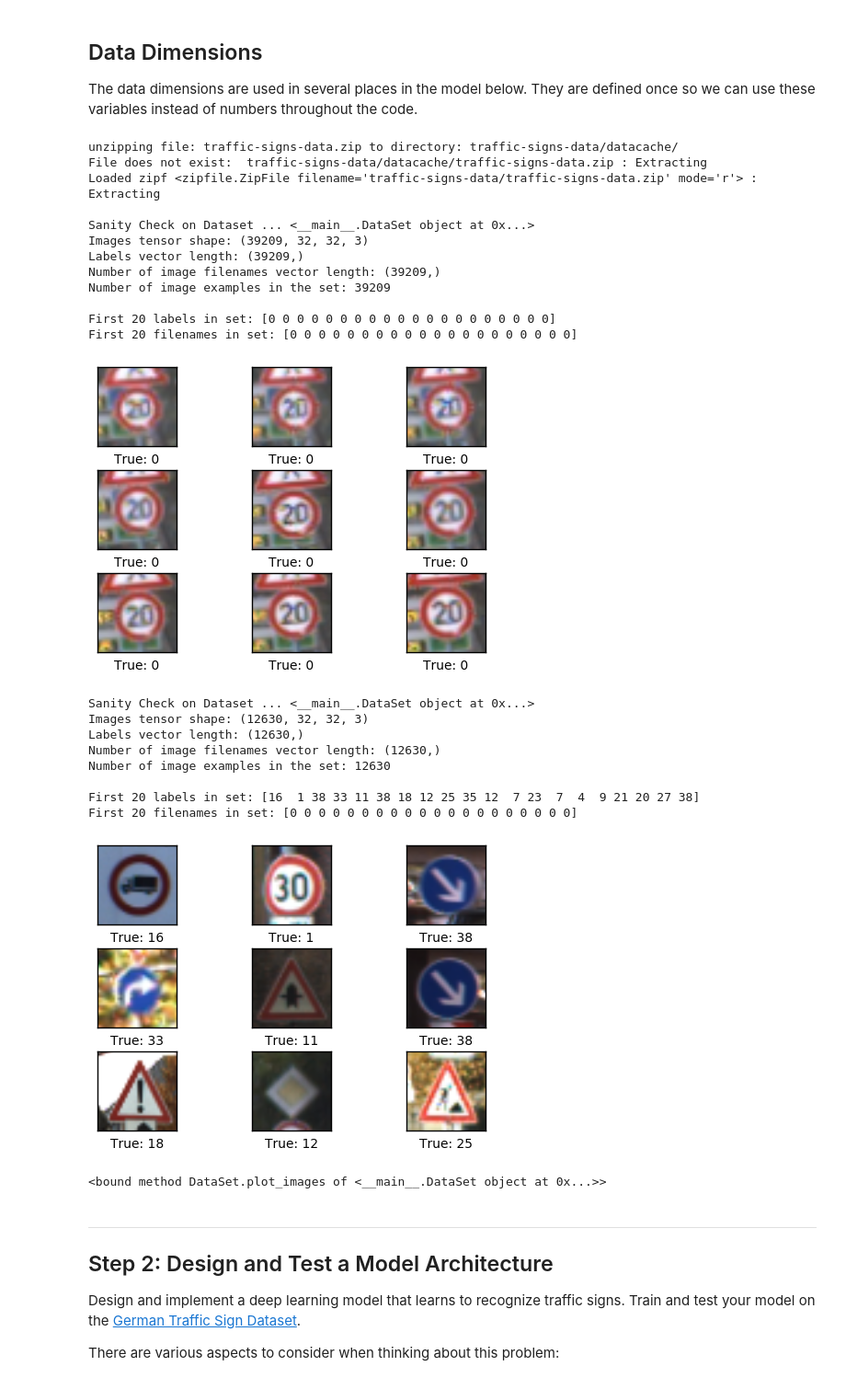
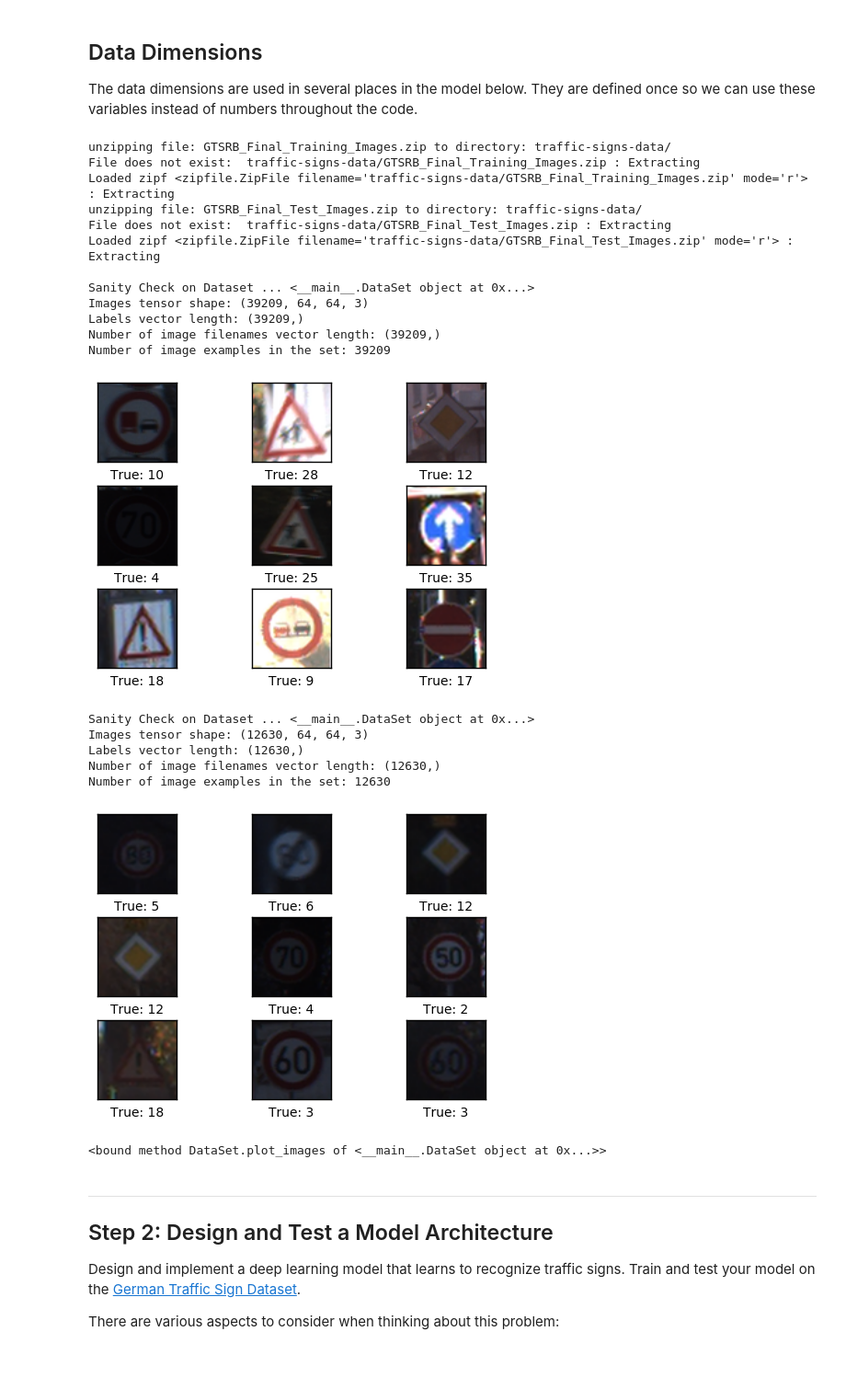
Before and after one commit to deanofthewebb/traffic-signs, a Jupyter notebook: Traffic_Signs_Recognition.ipynb, the cells around one changed output. Shown at 92% size. Saved outputs shown, nothing was run; the diff lists cells and outputs as text; code cells hidden in the pictures.

```diff
--- a/Traffic_Signs_Recognition.ipynb
+++ b/Traffic_Signs_Recognition.ipynb
@@ -68,7 +64,7 @@ import shutil
 # %%
 DE_TRAFFIC_SIGNS_SOURCE_URL = "https://d17h27t6h515a5.cloudfront.net/topher/2016/November/581faac4_traffic-signs-data/"
 GTSRB_SOURCE_URL = "http://benchmark.ini.rub.de/Dataset/"
-DEFAULT_LENGTH, DEFAULT_WIDTH, DEFAULT_DEPTH = (32, 32, 3)
+DEFAULT_LENGTH, DEFAULT_WIDTH, DEFAULT_DEPTH = (64, 64, 3)
 DEFAULT_RESOLUTION = (DEFAULT_LENGTH, DEFAULT_WIDTH, DEFAULT_DEPTH) if DEFAULT_DEPTH > 1 else (DEFAULT_LENGTH, DEFAULT_WIDTH)
 
 DEFAULT_IMG_EXTENSION = '.ppm'
@@ -206,7 +202,7 @@ def extract_testing_data(filename, work_directory, images_path):
 
     #Walk Directories and load Dataset
     images_path = exclude_hidden_files(os.path.join(work_directory, images_path))
-    data = [np.array(np.zeros(shape=(32,32,3)))]
+    data = [np.array(np.zeros(shape=DEFAULT_RESOLUTION))]
     filenames = np.array([path for path
                            in images_path if DEFAULT_IMG_EXTENSION in path
                                   and ")" not in path and "(" not in path and os.path.exists(path)])
@@ -260,8 +256,8 @@ def overwrite_datacache(training_set, testing_set, datacache_dir):
     train = { 'features': training_set.images, 'labels': training_set.labels }
     test = { 'features': testing_set.images, 'labels': testing_set.labels }
 
-    pickle.dump(train, open(training_file, "wb"))
-    pickle.dump(test, open(testing_file, "wb"))
+    #pickle.dump(train, open(training_file, "wb"))
+    #pickle.dump(test, open(testing_file, "wb"))
 
 def extract_features(filename):
     with gzip.open(filename) as bytestream:
@@ -463,33 +457,30 @@ The data dimensions are used in several places in the model below. They are defi
 # %%
 #Load Datasets
 #training_set, testing_set = DataSet.load_dataset(use_raw_dataset=True, refresh_datacache=True) # Initial Run
 #training_set, testing_set = DataSet.load_dataset(refresh_datacache=True) #Overwrites Pickle file
 
-training_set, testing_set = DataSet.load_dataset(use_raw_dataset=False, refresh_datacache=True)
+training_set, testing_set = DataSet.load_dataset(use_raw_dataset=True, refresh_datacache=True)
 testing_set.plot_images
 # %% [output]
-unzipping file: traffic-signs-data.zip to directory: traffic-signs-data/datacache/
-File does not exist:  traffic-signs-data/datacache/traffic-signs-data.zip : Extracting
-Loaded zipf <zipfile.ZipFile filename='traffic-signs-data/traffic-signs-data.zip' mode='r'> : Extracting
+unzipping file: GTSRB_Final_Training_Images.zip to directory: traffic-signs-data/
+File does not exist:  traffic-signs-data/GTSRB_Final_Training_Images.zip : Extracting
+Loaded zipf <zipfile.ZipFile filename='traffic-signs-data/GTSRB_Final_Training_Images.zip' mode='r'> : Extracting
+unzipping file: GTSRB_Final_Test_Images.zip to directory: traffic-signs-data/
+File does not exist:  traffic-signs-data/GTSRB_Final_Test_Images.zip : Extracting
+Loaded zipf <zipfile.ZipFile filename='traffic-signs-data/GTSRB_Final_Test_Images.zip' mode='r'> : Extracting
 
 Sanity Check on Dataset ... <__main__.DataSet object at 0x...>
-Images tensor shape: (39209, 32, 32, 3)
+Images tensor shape: (39209, 64, 64, 3)
 Labels vector length: (39209,)
 Number of image filenames vector length: (39209,)
 Number of image examples in the set: 39209
-
-First 20 labels in set: [0 0 0 0 0 0 0 0 0 0 0 0 0 0 0 0 0 0 0 0]
-First 20 filenames in set: [0 0 0 0 0 0 0 0 0 0 0 0 0 0 0 0 0 0 0 0]
-[figure, old version]
+[figure, new version]
 Sanity Check on Dataset ... <__main__.DataSet object at 0x...>
-Images tensor shape: (12630, 32, 32, 3)
+Images tensor shape: (12630, 64, 64, 3)
 Labels vector length: (12630,)
 Number of image filenames vector length: (12630,)
 Number of image examples in the set: 12630
-
-First 20 labels in set: [16  1 38 33 11 38 18 12 25 35 12  7 23  7  4  9 21 20 27 38]
-First 20 filenames in set: [0 0 0 0 0 0 0 0 0 0 0 0 0 0 0 0 0 0 0 0]
-[figure, old version]
+[figure, new version]
 <bound method DataSet.plot_images of <__main__.DataSet object at 0x...>>
 # %% [markdown]
 ----
```
Also changed, not shown: parts of 7 cells of this notebook.
